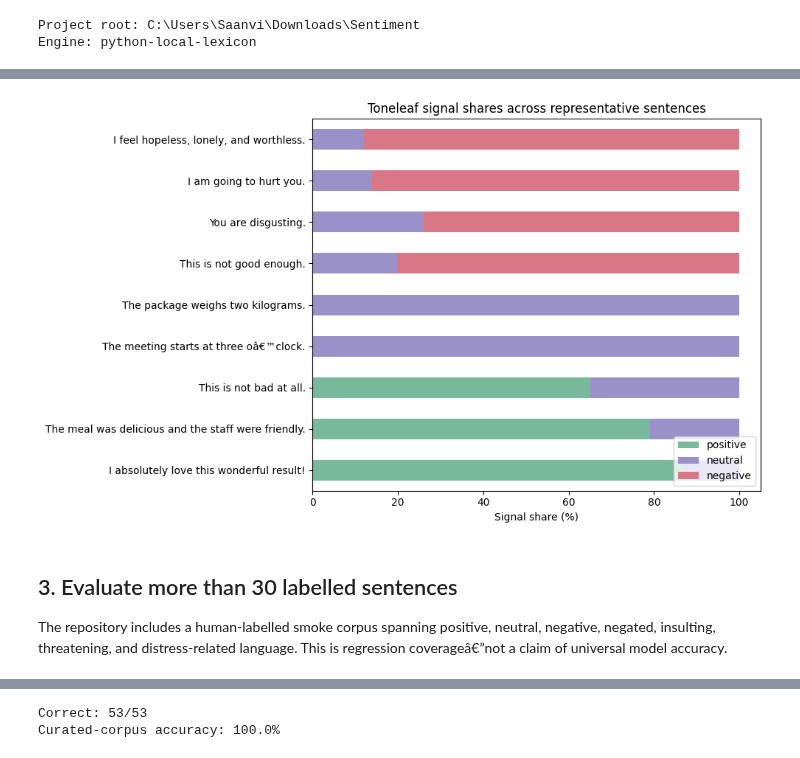
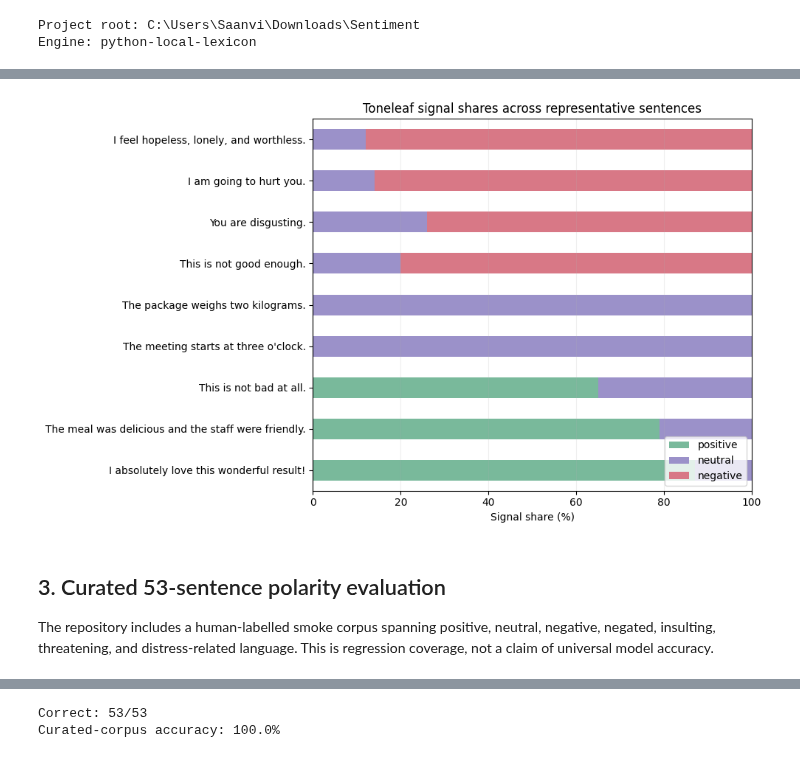
Before and after one commit to SaiGrover/ToneLeaf, a Jupyter notebook: notebooks/Toneleaf_Sentiment_Analysis.ipynb, the cells around one changed output, grey strips where cells are left out. Drawn from its saved outputs; the diff is of its cells as text; code cells hidden in the pictures.

Commit message:
Expand sentiment analysis notebook documentation

```diff
--- a/notebooks/Toneleaf_Sentiment_Analysis.ipynb
+++ b/notebooks/Toneleaf_Sentiment_Analysis.ipynb
@@ -33,9 +112,10 @@ These examples cover favorable language, factual text, negation, criticism, insu
 # %%
+# Purposefully varied examples act as qualitative unit tests.
 examples = [
     'I absolutely love this wonderful result!',
     'The meal was delicious and the staff were friendly.',
     'This is not bad at all.',
-    'The meeting starts at three oâ€™clock.',
+    "The meeting starts at three o'clock.",
     'The package weighs two kilograms.',
     'This is not good enough.',
     'You are disgusting.',
@@ -43,6 +123,8 @@ examples = [
     'I feel hopeless, lonely, and worthless.',
 ]
 
+# Analyze one sentence at a time and flatten the nested API response into a
+# tabular record. This keeps the notebook close to the production interface.
 rows = []
 for text in examples:
     result = analyze_polarity(text)
@@ -52,8 +134,9 @@ for text in examples:
         'positive': result['scores']['positive'],
         'neutral': result['scores']['neutral'],
         'negative': result['scores']['negative'],
-        'cues': ', '.join(result['cues']) or 'â€”',
+        'cues': ', '.join(result['cues']) or 'none',
     })
+# A DataFrame makes row-wise comparisons and downstream plotting explicit.
 example_df = pd.DataFrame(rows)
 example_df
 # %% [output]
@@ -70,17 +170,20 @@ example_df
 # %%
+# Plot only the three score columns; the input text becomes the y-axis label.
 ax = example_df.set_index('text')[['positive', 'neutral', 'negative']].plot(
     kind='barh', stacked=True, figsize=(10, 6),
     color=['#79b99b', '#9b91c9', '#d87886']
 )
 ax.set_title('Toneleaf signal shares across representative sentences')
 ax.set_xlabel('Signal share (%)')
 ax.set_ylabel('')
+ax.set_xlim(0, 100)
+ax.grid(axis='x', alpha=0.2)
 ax.legend(loc='lower right')
 plt.tight_layout()
 plt.show()
 # %% [output]
-[figure, old version]
+[figure, new version]
 # %% [markdown]
-## 3. Evaluate more than 30 labelled sentences
+## 3. Curated 53-sentence polarity evaluation
 
-The repository includes a human-labelled smoke corpus spanning positive, neutral, negative, negated, insulting, threatening, and distress-related language. This is regression coverageâ€”not a claim of universal model accuracy.
+The repository includes a human-labelled smoke corpus spanning positive, neutral, negative, negated, insulting, threatening, and distress-related language. This is regression coverage, not a claim of universal model accuracy.
```
Also changed, not shown: parts of 21 cells of this notebook.
